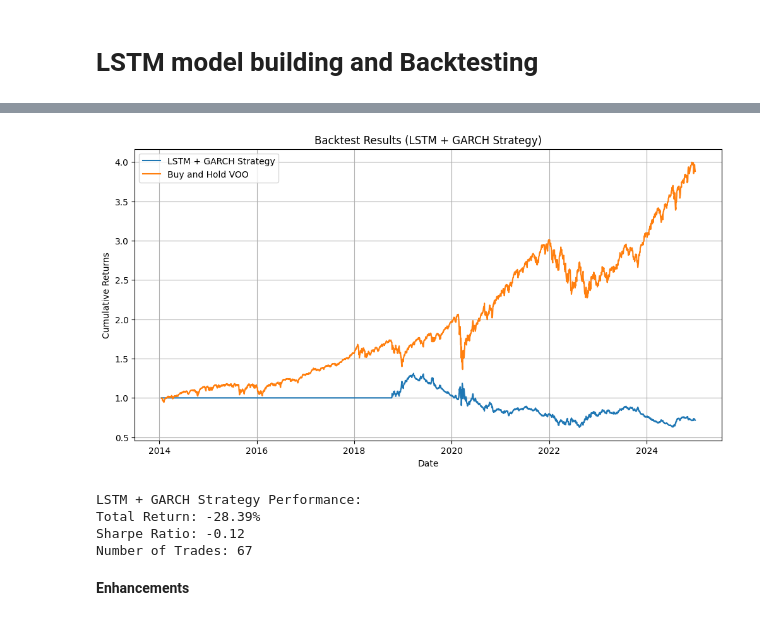
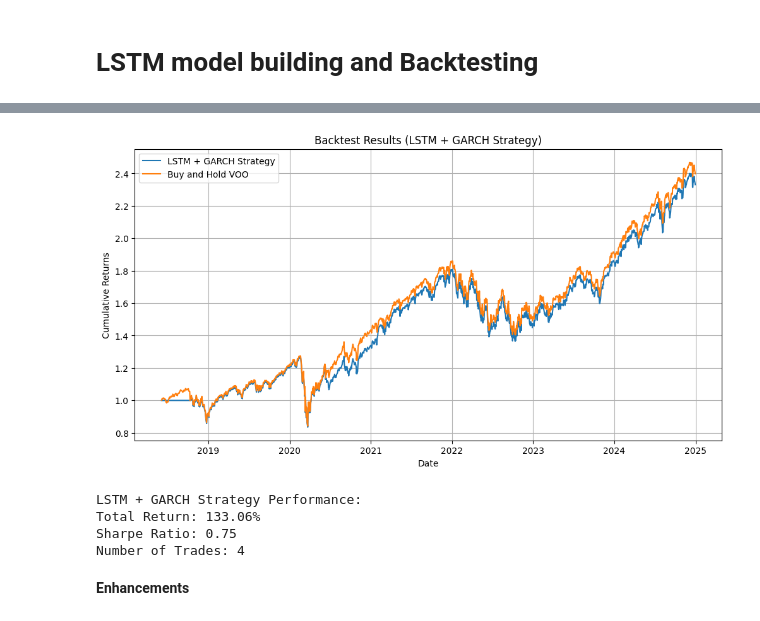
Before and after one commit to Wqcapstone1234/Enhancing-Basic-VIX-Strategy, a Jupyter notebook: MScFE_690_Capstone_Code_Group_9171.ipynb, the cells around one changed output, grey strips where cells are left out. Saved outputs shown, nothing was run; the diff lists cells and outputs as text; code cells hidden in the pictures.

```diff
--- a/MScFE_690_Capstone_Code_Group_9171.ipynb
+++ b/MScFE_690_Capstone_Code_Group_9171.ipynb
@@ -107,7 +130,6 @@ plt.show()
 # %%
+#Calculate the pct change for VOO and VIX
 df['VOO pct change'] = df['VOO'].pct_change()
 df['VIX pct change'] = df['^VIX'].pct_change()
 df['VOO pct change sd'] = df['VOO'].pct_change().rolling(10).std()
 df['VIX pct change sd'] = df['^VIX'].pct_change().rolling(10).std()
-df = df.dropna()
-print(df.head())
@@ -425,2 +640,0 @@ See scipy.optimize.fmin_slsqp for code meaning.
-# %%
-df['GARCH predict shift 1'] = df['GARCH predict'].shift(1)
@@ -475 +641,7 @@ plt.show()
+# %%
+#save the GARCH predict value and signal to the original dataframe
+df['GARCH predict'] = df_garch['GARCH predict']
+df['GARCH predict shift 1'] = df_garch['GARCH predict shift 1']
+df['GARCH Buy Signal'] = df_garch['GARCH Buy Signal']
+df['GARCH Sell Signal'] = df_garch['GARCH Sell Signal']
 # %%
@@ -751,16 +845,19 @@ df['LSTM_Prediction_Shifted'] = df['LSTM_Prediction'].shift(-1)
 # Drop rows with no prediction (typically the early rows)
 df_strategy = df.dropna(subset=['LSTM_Prediction']).copy()
 
+
+positions = [0]
 # Implement a simple strategy: go long when buy signal is 1, stay in position
 df_strategy['Position_LSTM'] = 0
 for i in range(1, len(df_strategy)):
   if df_strategy['LSTM_Prediction'].iloc[i] > df_strategy['LSTM_Prediction'].iloc[i-1]+10:
-    df_strategy.at[df_strategy.index[i], 'Position_LSTM'] = -1
+    positions.append(-1)
   elif df_strategy['LSTM_Prediction'].iloc[i] < df_strategy['LSTM_Prediction'].iloc[i-1]-2:
-    df_strategy.at[df_strategy.index[i], 'Position_LSTM'] = 1
+    positions.append(1)
   else:
-    df_strategy.iloc[i, df_strategy.columns.get_loc('Position_LSTM')] = df_strategy.iloc[i-1, df_strategy.columns.get_loc('Position_LSTM')]
+    positions.append(positions[-1])
 
+df_strategy['Position_LSTM'] = positions
 # Calculate daily returns based on the LSTM strategy
 df_strategy['Strategy_Returns_LSTM'] = df_strategy['VOO'].pct_change() * df_strategy['Position_LSTM'].shift(1)
 df_strategy['Strategy_Returns_LSTM'] = df_strategy['Strategy_Returns_LSTM'].fillna(0)
@@ -844,36 +935,36 @@ for i in range(1, len(df)):
 # %%
 # Calculate hybrid strategy returns
-df['Strategy_Returns_LSTM_GARCH'] = df['VOO'].pct_change() * df['LSTM_GARCH_Signal'].shift(1)
-df['Strategy_Returns_LSTM_GARCH'] = df['Strategy_Returns_LSTM_GARCH'].fillna(0)
-df['Cumulative_Strategy_Returns_LSTM_GARCH'] = (1 + df['Strategy_Returns_LSTM_GARCH']).cumprod()
-df['Cumulative_VOO_Returns_LSTM_GARCH'] = (1 + df['VOO'].pct_change()).cumprod()
+df_strategy['Strategy_Returns_LSTM_GARCH'] = df_strategy['VOO'].pct_change() * df_strategy['LSTM_GARCH_Signal'].shift(1)
+df_strategy['Strategy_Returns_LSTM_GARCH'] = df_strategy['Strategy_Returns_LSTM_GARCH'].fillna(0)
+df_strategy['Cumulative_Strategy_Returns_LSTM_GARCH'] = (1 + df_strategy['Strategy_Returns_LSTM_GARCH']).cumprod()
+df_strategy['Cumulative_VOO_Returns_LSTM_GARCH'] = (1 + df_strategy['VOO'].pct_change()).cumprod()
 
 # Plot
 plt.figure(figsize=(12, 6))
-plt.plot(df.index, df['Cumulative_Strategy_Returns_LSTM_GARCH'], label='LSTM + GARCH Strategy')
-plt.plot(df.index, df['Cumulative_VOO_Returns_LSTM_GARCH'], label='Buy and Hold VOO')
+plt.plot(df_strategy.index, df_strategy['Cumulative_Strategy_Returns_LSTM_GARCH'], label='LSTM + GARCH Strategy')
+plt.plot(df_strategy.index, df_strategy['Cumulative_VOO_Returns_LSTM_GARCH'], label='Buy and Hold VOO')
 plt.xlabel('Date')
 plt.ylabel('Cumulative Returns')
 plt.title('Backtest Results (LSTM + GARCH Strategy)')
 plt.legend()
 plt.grid(True)
 plt.show()
 
 # Metrics
-sharpe_lstm_garch = df['Strategy_Returns_LSTM_GARCH'].mean() / df['Strategy_Returns_LSTM_GARCH'].std() * np.sqrt(252)
-total_return_lstm_garch = (df['Cumulative_Strategy_Returns_LSTM_GARCH'].iloc[-1] - 1) * 100
-num_trades_lstm_garch = df['LSTM_GARCH_Signal'].diff().abs().sum() / 2
+sharpe_lstm_garch = df_strategy['Strategy_Returns_LSTM_GARCH'].mean() / df_strategy['Strategy_Returns_LSTM_GARCH'].std() * np.sqrt(252)
+total_return_lstm_garch = (df_strategy['Cumulative_Strategy_Returns_LSTM_GARCH'].iloc[-1] - 1) * 100
+num_trades_lstm_garch = df_strategy['LSTM_GARCH_Signal'].diff().abs().sum() / 2
 
 print(f"LSTM + GARCH Strategy Performance:")
 print(f"Total Return: {total_return_lstm_garch:.2f}%")
 print(f"Sharpe Ratio: {sharpe_lstm_garch:.2f}")
 print(f"Number of Trades: {int(num_trades_lstm_garch)}")
 # %% [output]
-[figure, old version]
+[figure, new version]
 LSTM + GARCH Strategy Performance:
-Total Return: -28.39%
-Sharpe Ratio: -0.12
-Number of Trades: 67
+Total Return: 133.06%
+Sharpe Ratio: 0.75
+Number of Trades: 4
 # %% [markdown]
 **Enhancements**
 # %%
```
Also changed, not shown: parts of 60 cells of this notebook.
